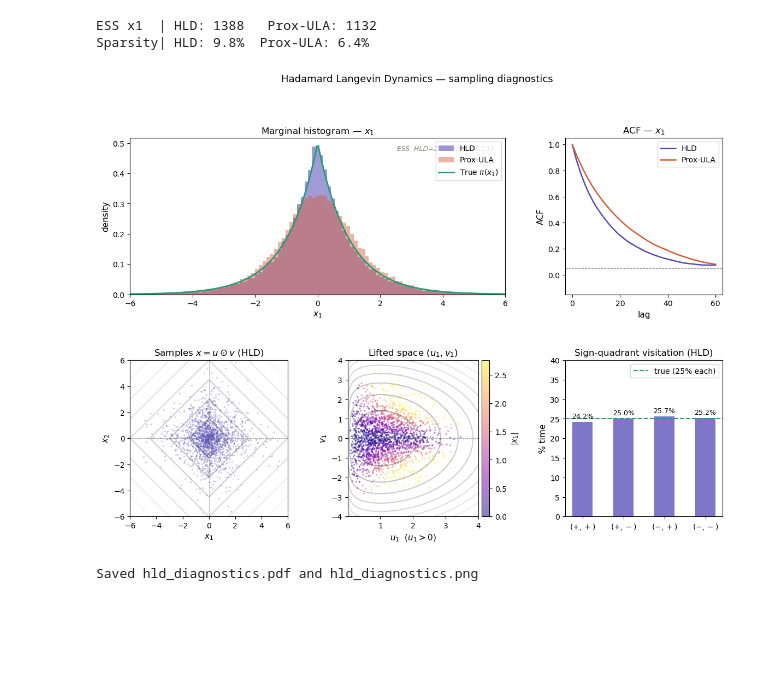
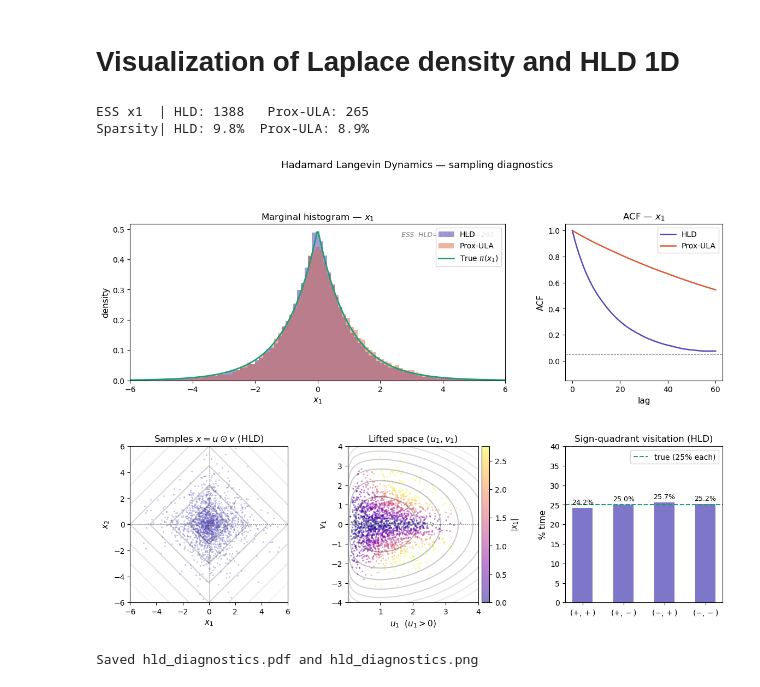
Before and after one commit to cmhsp2/HadamardLangevin, a Jupyter notebook: docs/vignettes/visualization2.ipynb, the cells around one changed output. Drawn from its saved outputs; the diff is of its cells as text; code cells hidden in the pictures; blank space fills up the shorter version.

Commit message:
update visualization

```diff
--- a/docs/vignettes/visualization2.ipynb
+++ b/docs/vignettes/visualization2.ipynb
@@ -1,3 +1,5 @@
+# %% [markdown]
+# Visualization of Laplace density and HLD 1D
 # %%
 import numpy as np
 import matplotlib.pyplot as plt
@@ -49,7 +51,7 @@ lam   = 1.0
 tau_h = 0.05   # HLD step size
 tau_p = 0.01   # Prox-ULA step size (needs to be smaller)
 gamma = 0.5 / lam*2  # Moreau envelope parameter for prox
-gamma= 1.
+gamma= .1
 tau_p = gamma/5/(gamma+1)
 
 
@@ -184,34 +186,34 @@ ax4.axhline(0, color=GRAY, lw=0.5, ls="--")
 # ── 5. Sign-quadrant visitation ───────────────────────────────────────────────
 
 ax5 = fig.add_subplot(gs[1, 2])
 signs = np.sign(x_hld)
 quadrants = {
     r"$(+,+)$": np.mean((signs[:, 0] > 0) & (signs[:, 1] > 0)),
     r"$(+,-)$": np.mean((signs[:, 0] > 0) & (signs[:, 1] < 0)),
     r"$(-,+)$": np.mean((signs[:, 0] < 0) & (signs[:, 1] > 0)),
     r"$(-,-)$": np.mean((signs[:, 0] < 0) & (signs[:, 1] < 0)),
 }
 labels = list(quadrants.keys())
 vals   = [v * 100 for v in quadrants.values()]
 bars = ax5.bar(labels, vals, color=PURPLE, alpha=0.75, width=0.5)
 ax5.axhline(25, color=TEAL, lw=1.5, ls="--", label="true (25% each)")
 ax5.set_ylabel("% time", fontsize=11)
 ax5.set_title("Sign-quadrant visitation (HLD)", fontsize=12)
 ax5.set_ylim(0, 40)
 ax5.legend(fontsize=10)
 for bar, v in zip(bars, vals):
     ax5.text(bar.get_x() + bar.get_width() / 2, v + 0.5,
              f"{v:.1f}%", ha="center", va="bottom", fontsize=9)
 
 # ── save ──────────────────────────────────────────────────────────────────────
 
 fig.suptitle("Hadamard Langevin Dynamics — sampling diagnostics", fontsize=13, y=1.01)
 plt.savefig("hld_diagnostics.pdf", bbox_inches="tight")
 plt.savefig("hld_diagnostics.png", dpi=150, bbox_inches="tight")
 plt.show()
 print("Saved hld_diagnostics.pdf and hld_diagnostics.png")
 # %% [output]
-ESS x1  | HLD: 1388   Prox-ULA: 1132
-Sparsity| HLD: 9.8%  Prox-ULA: 6.4%
+ESS x1  | HLD: 1388   Prox-ULA: 265
+Sparsity| HLD: 9.8%  Prox-ULA: 8.9%
-[figure, old version]
+[figure, new version]
 Saved hld_diagnostics.pdf and hld_diagnostics.png
```
Also changed, not shown: 1 other file.
